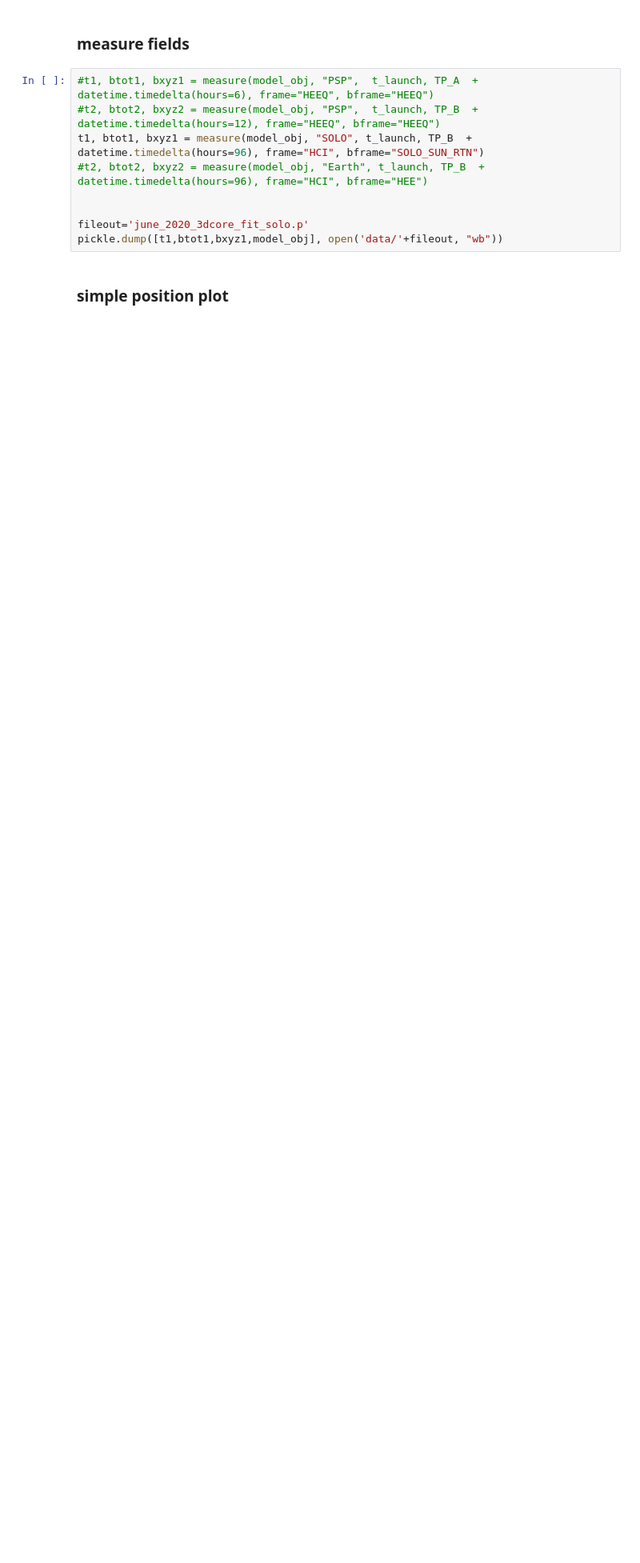
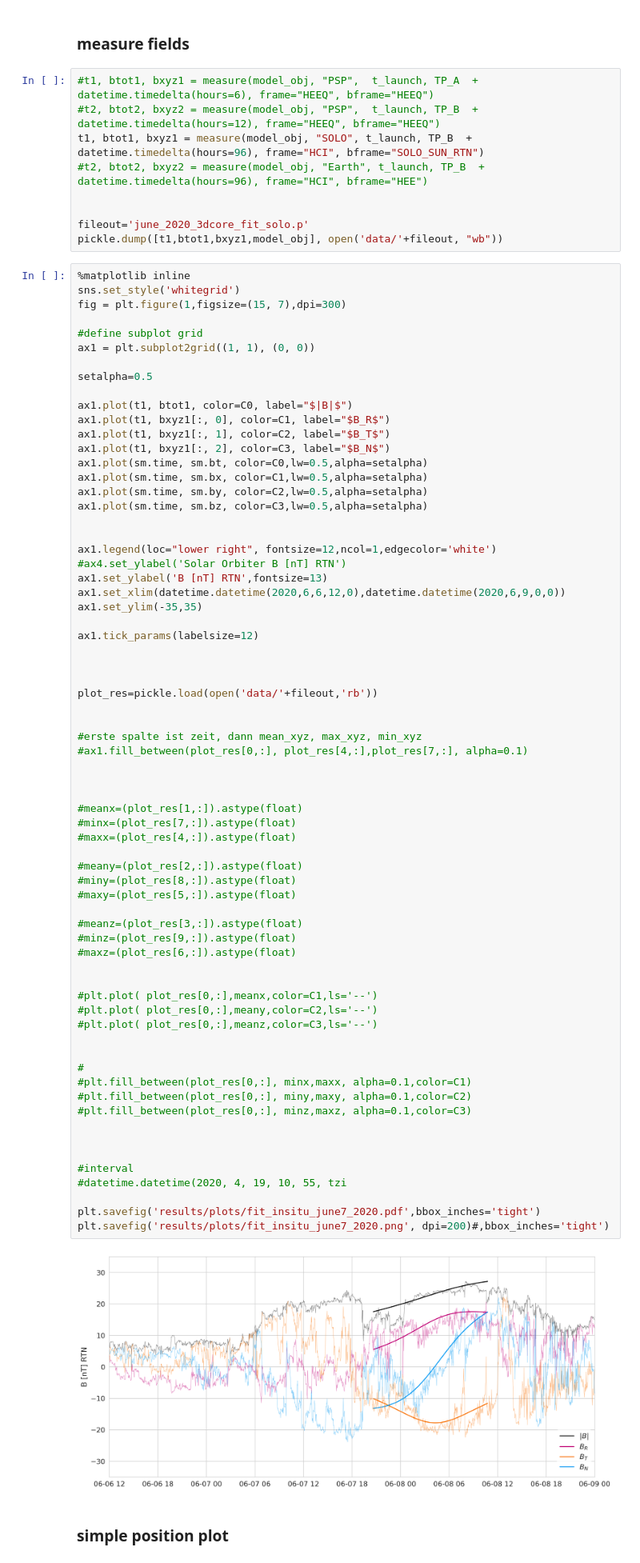
Before and after one commit to cmoestl/solar_orbiter, a Jupyter notebook: event_visuals_june7.ipynb, the cells around one changed output. Shown at 80% size. Drawn from its saved outputs; the diff is of its cells as text; blank space fills up the shorter version.

Commit message:
telloni results

```diff
--- a/event_visuals_june7.ipynb
+++ b/event_visuals_june7.ipynb
@@ -401,6 +426,76 @@ t1, btot1, bxyz1 = measure(model_obj, "SOLO", t_launch, TP_B  + datetime.timedel
 
 fileout='june_2020_3dcore_fit_solo.p'
 pickle.dump([t1,btot1,bxyz1,model_obj], open('data/'+fileout, "wb"))
+# %%
+%matplotlib inline
+sns.set_style('whitegrid')
+fig = plt.figure(1,figsize=(15, 7),dpi=300)
+
+#define subplot grid
+ax1 = plt.subplot2grid((1, 1), (0, 0))
+
+setalpha=0.5
+
+ax1.plot(t1, btot1, color=C0, label="$|B|$")
+ax1.plot(t1, bxyz1[:, 0], color=C1, label="$B_R$")
+ax1.plot(t1, bxyz1[:, 1], color=C2, label="$B_T$")
+ax1.plot(t1, bxyz1[:, 2], color=C3, label="$B_N$")
+ax1.plot(sm.time, sm.bt, color=C0,lw=0.5,alpha=setalpha)
+ax1.plot(sm.time, sm.bx, color=C1,lw=0.5,alpha=setalpha)
+ax1.plot(sm.time, sm.by, color=C2,lw=0.5,alpha=setalpha)
+ax1.plot(sm.time, sm.bz, color=C3,lw=0.5,alpha=setalpha)
+
+
+ax1.legend(loc="lower right", fontsize=12,ncol=1,edgecolor='white')
+#ax4.set_ylabel('Solar Orbiter B [nT] RTN')
+ax1.set_ylabel('B [nT] RTN',fontsize=13)
+ax1.set_xlim(datetime.datetime(2020,6,6,12,0),datetime.datetime(2020,6,9,0,0))
+ax1.set_ylim(-35,35)
+
+ax1.tick_params(labelsize=12)
+
+
+
+plot_res=pickle.load(open('data/'+fileout,'rb'))
+
+
+#erste spalte ist zeit, dann mean_xyz, max_xyz, min_xyz
+#ax1.fill_between(plot_res[0,:], plot_res[4,:],plot_res[7,:], alpha=0.1)
+
+
+
+#meanx=(plot_res[1,:]).astype(float)
+#minx=(plot_res[7,:]).astype(float)
+#maxx=(plot_res[4,:]).astype(float)
+
+#meany=(plot_res[2,:]).astype(float)
+#miny=(plot_res[8,:]).astype(float)
+#maxy=(plot_res[5,:]).astype(float)
+
+#meanz=(plot_res[3,:]).astype(float)
+#minz=(plot_res[9,:]).astype(float)
+#maxz=(plot_res[6,:]).astype(float)
+
+
+#plt.plot( plot_res[0,:],meanx,color=C1,ls='--')
+#plt.plot( plot_res[0,:],meany,color=C2,ls='--')
+#plt.plot( plot_res[0,:],meanz,color=C3,ls='--')
+
+
+#
+#plt.fill_between(plot_res[0,:], minx,maxx, alpha=0.1,color=C1)
+#plt.fill_between(plot_res[0,:], miny,maxy, alpha=0.1,color=C2)
+#plt.fill_between(plot_res[0,:], minz,maxz, alpha=0.1,color=C3)
+
+
+
+#interval
+#datetime.datetime(2020, 4, 19, 10, 55, tzi
+
+plt.savefig('results/plots/fit_insitu_june7_2020.pdf',bbox_inches='tight')
+plt.savefig('results/plots/fit_insitu_june7_2020.png', dpi=200)#,bbox_inches='tight')
+# %% [output]
+[figure, added]
 # %% [markdown]
 ### simple position plot
 # %%
```
Also changed, not shown: parts of 4 cells of this notebook.
